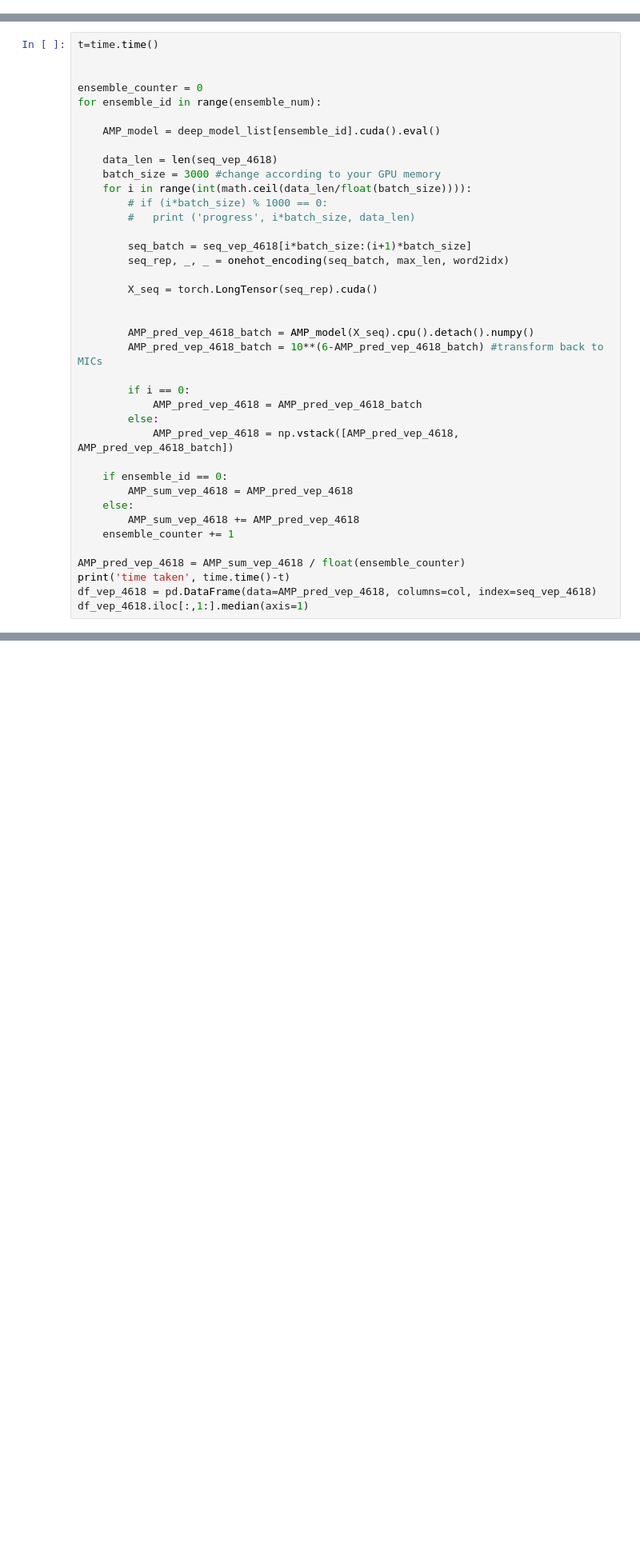
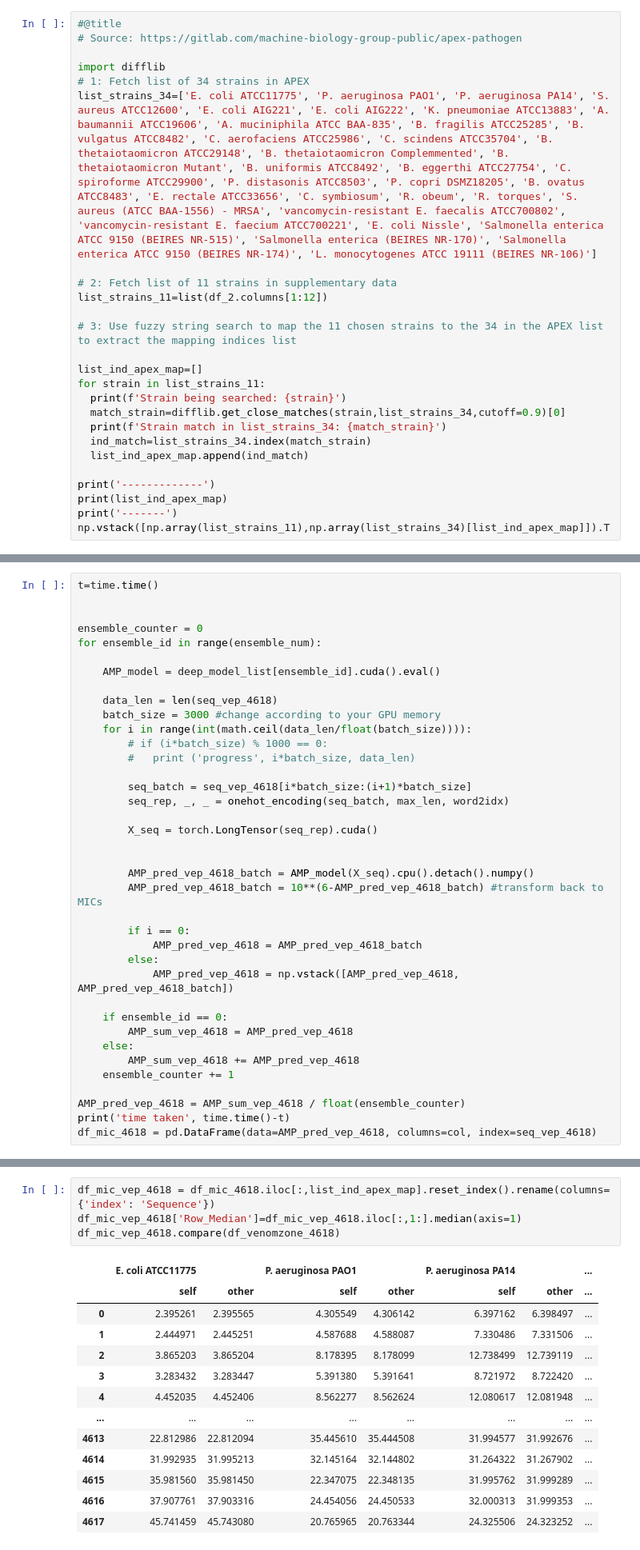
Before and after one commit to vinayprabhu/APEX_reproduce, a Jupyter notebook: APEX_inference.ipynb, the cells around one changed output, grey strips where cells are left out. Shown at 80% size. Cells and saved outputs as stored; diff of their text form; blank space fills up the shorter version.

```diff
--- a/APEX_inference.ipynb
+++ b/APEX_inference.ipynb
@@ -528,0 +533,25 @@ df_mic_55
+# %%
+#@title
+# Source: https://gitlab.com/machine-biology-group-public/apex-pathogen
+
+import difflib
+# 1: Fetch list of 34 strains in APEX
+list_strains_34=['E. coli ATCC11775', 'P. aeruginosa PAO1', 'P. aeruginosa PA14', 'S. aureus ATCC12600', 'E. coli AIG221', 'E. coli AIG222', 'K. pneumoniae ATCC13883', 'A. baumannii ATCC19606', 'A. muciniphila ATCC BAA-835', 'B. fragilis ATCC25285', 'B. vulgatus ATCC8482', 'C. aerofaciens ATCC25986', 'C. scindens ATCC35704', 'B. thetaiotaomicron ATCC29148', 'B. thetaiotaomicron Complemmented', 'B. thetaiotaomicron Mutant', 'B. uniformis ATCC8492', 'B. eggerthi ATCC27754', 'C. spiroforme ATCC29900', 'P. distasonis ATCC8503', 'P. copri DSMZ18205', 'B. ovatus ATCC8483', 'E. rectale ATCC33656', 'C. symbiosum', 'R. obeum', 'R. torques', 'S. aureus (ATCC BAA-1556) - MRSA', 'vancomycin-resistant E. faecalis ATCC700802', 'vancomycin-resistant E. faecium ATCC700221', 'E. coli Nissle', 'Salmonella enterica ATCC 9150 (BEIRES NR-515)', 'Salmonella enterica (BEIRES NR-170)', 'Salmonella enterica ATCC 9150 (BEIRES NR-174)', 'L. monocytogenes ATCC 19111 (BEIRES NR-106)']
+
+# 2: Fetch list of 11 strains in supplementary data
+list_strains_11=list(df_2.columns[1:12])
+
+# 3: Use fuzzy string search to map the 11 chosen strains to the 34 in the APEX list to extract the mapping indices list
+
+list_ind_apex_map=[]
+for strain in list_strains_11:
+  print(f'Strain being searched: {strain}')
+  match_strain=difflib.get_close_matches(strain,list_strains_34,cutoff=0.9)[0]
+  print(f'Strain match in list_strains_34: {match_strain}')
+  ind_match=list_strains_34.index(match_strain)
+  list_ind_apex_map.append(ind_match)
+
+print('-------------')
+print(list_ind_apex_map)
+print('-------')
+np.vstack([np.array(list_strains_11),np.array(list_strains_34)[list_ind_apex_map]]).T
@@ -575,6 +657,5 @@ for ensemble_id in range(ensemble_num):
 
 AMP_pred_vep_4618 = AMP_sum_vep_4618 / float(ensemble_counter)
 print('time taken', time.time()-t)
-df_vep_4618 = pd.DataFrame(data=AMP_pred_vep_4618, columns=col, index=seq_vep_4618)
-df_vep_4618.iloc[:,1:].median(axis=1)
+df_mic_4618 = pd.DataFrame(data=AMP_pred_vep_4618, columns=col, index=seq_vep_4618)
 # %% [output]
@@ -620,0 +667,18 @@ df_vep_mic_4618
+# %%
+df_mic_vep_4618 = df_mic_4618.iloc[:,list_ind_apex_map].reset_index().rename(columns={'index': 'Sequence'})
+df_mic_vep_4618['Row_Median']=df_mic_vep_4618.iloc[:,1:].median(axis=1)
+df_mic_vep_4618.compare(df_venomzone_4618)
+# %% [output]
+|  | E. coli ATCC11775 |  | P. aeruginosa PAO1 |  | P. aeruginosa PA14 |  | ... |
+|  | self | other | self | other | self | other | ... |
+| 0 | 2.395261 | 2.395565 | 4.305549 | 4.306142 | 6.397162 | 6.398497 | ... |
+| 1 | 2.444971 | 2.445251 | 4.587688 | 4.588087 | 7.330486 | 7.331506 | ... |
+| 2 | 3.865203 | 3.865204 | 8.178395 | 8.178099 | 12.738499 | 12.739119 | ... |
+| 3 | 3.283432 | 3.283447 | 5.391380 | 5.391641 | 8.721972 | 8.722420 | ... |
+| 4 | 4.452035 | 4.452406 | 8.562277 | 8.562624 | 12.080617 | 12.081948 | ... |
+| ... | ... | ... | ... | ... | ... | ... | ... |
+| 4613 | 22.812986 | 22.812094 | 35.445610 | 35.444508 | 31.994577 | 31.992676 | ... |
+| 4614 | 31.992935 | 31.995213 | 32.145164 | 32.144802 | 31.264322 | 31.267902 | ... |
+| 4615 | 35.981560 | 35.981450 | 22.347075 | 22.348135 | 31.995762 | 31.999289 | ... |
+| 4616 | 37.907761 | 37.903316 | 24.454056 | 24.450533 | 32.000313 | 31.999353 | ... |
+| 4617 | 45.741459 | 45.743080 | 20.765965 | 20.763344 | 24.325506 | 24.323252 | ... |
```
Also changed, not shown: parts of 12 cells of this notebook.
